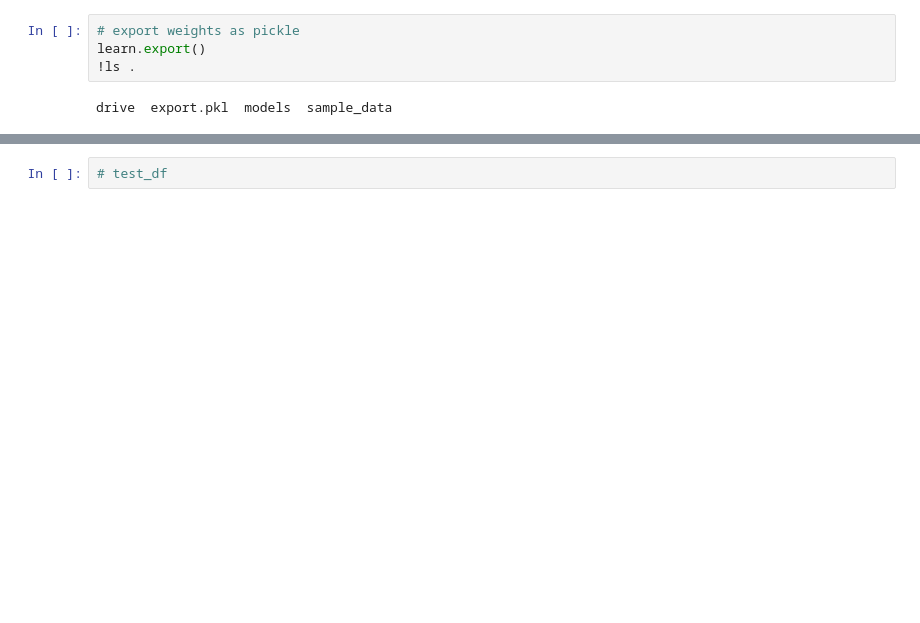
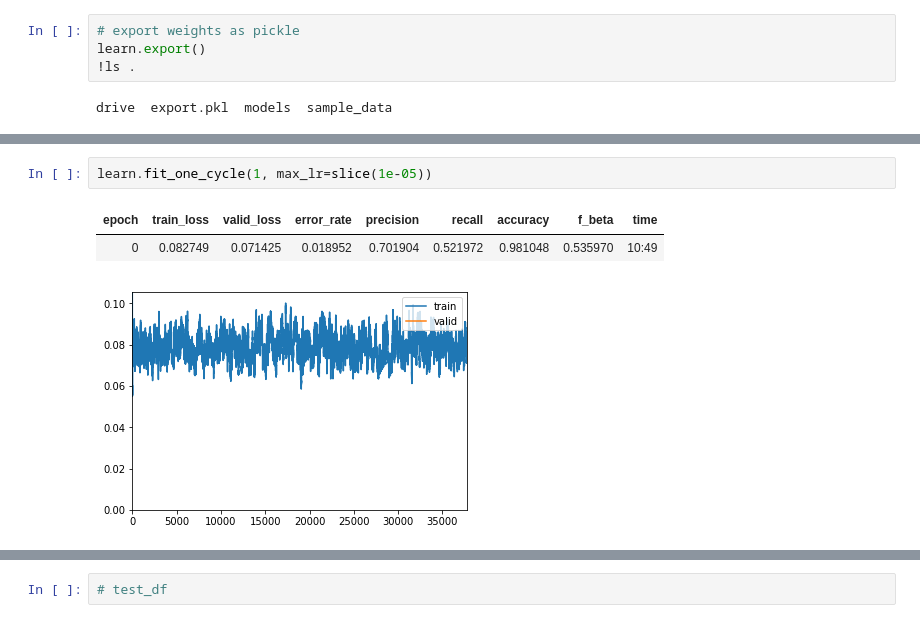
Before and after one commit to gmaggiotti/fastai, a Jupyter notebook: notebooks/ER_estimator_v1.ipynb, the cells around one changed output, grey strips where cells are left out. Saved outputs shown, nothing was run; the diff lists cells and outputs as text; blank space fills up the shorter version.

```diff
--- a/notebooks/ER_estimator_v1.ipynb
+++ b/notebooks/ER_estimator_v1.ipynb
@@ -169,0 +175,6 @@ drive  export.pkl  models  sample_data
+# %%
+learn.fit_one_cycle(1, max_lr=slice(1e-05))
+# %% [output]
+| epoch | train_loss | valid_loss | error_rate | precision | recall | accuracy | f_beta | time |
+| 0 | 0.082749 | 0.071425 | 0.018952 | 0.701904 | 0.521972 | 0.981048 | 0.535970 | 10:49 |
+[figure, added]
```
Also changed, not shown: parts of 14 cells of this notebook, 1 other file.
